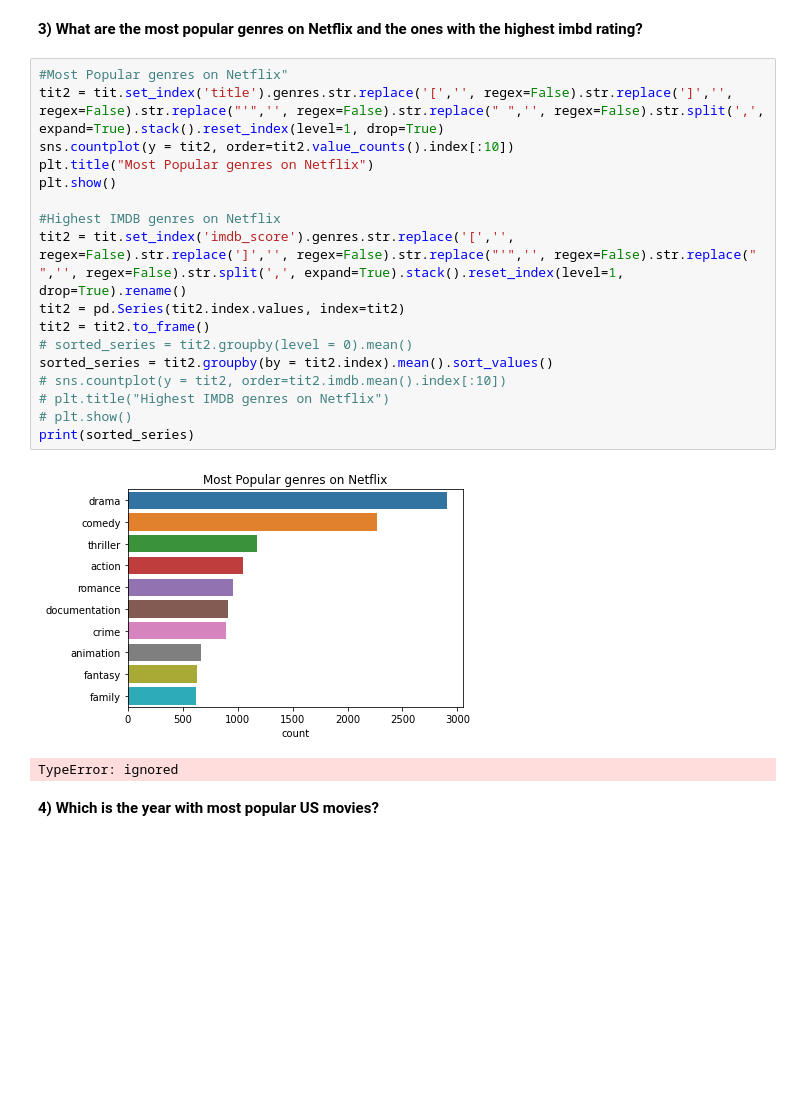
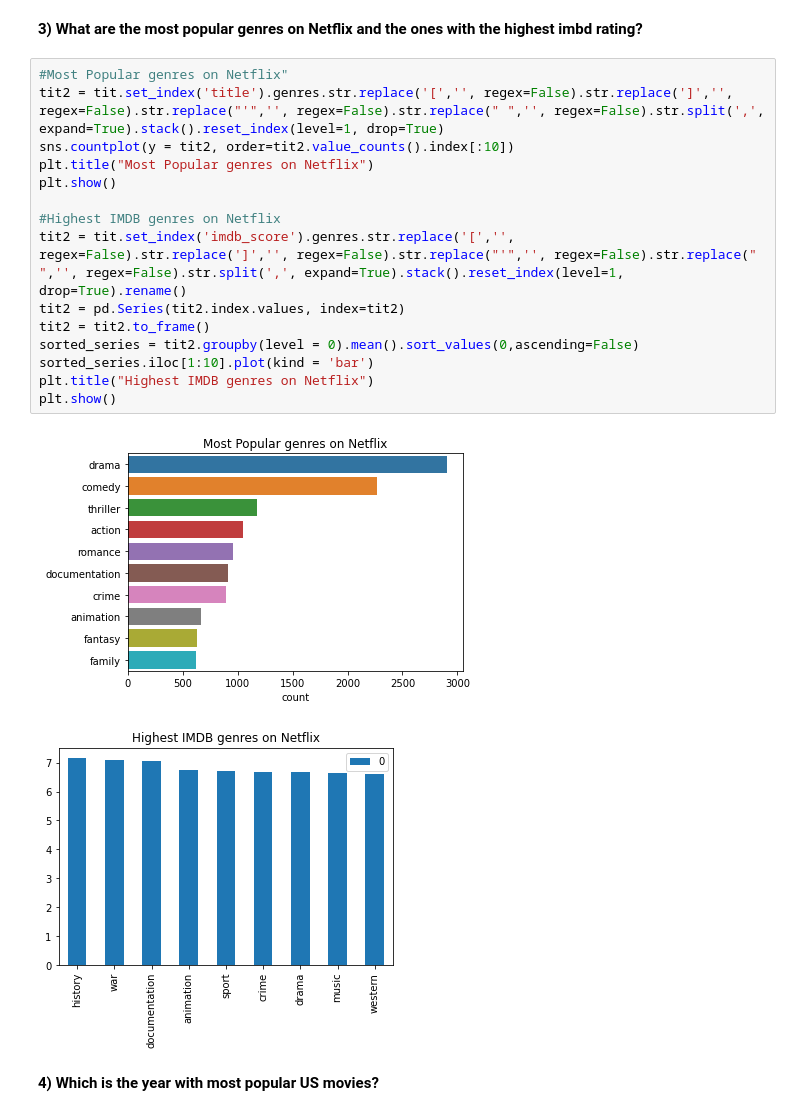
Before and after one commit to mpatrini7/DataLAB42, a Jupyter notebook: Week3/Week3.ipynb, the cells around one changed output. Cells and saved outputs as stored; diff of their text form; blank space fills up the shorter version.

```diff
--- a/Week3/Week3.ipynb
+++ b/Week3/Week3.ipynb
@@ -170,23 +170,21 @@ plt.show()
 # %%
 #Most Popular genres on Netflix"
 tit2 = tit.set_index('title').genres.str.replace('[','', regex=False).str.replace(']','', regex=False).str.replace("'",'', regex=False).str.replace(" ",'', regex=False).str.split(',', expand=True).stack().reset_index(level=1, drop=True)
 sns.countplot(y = tit2, order=tit2.value_counts().index[:10])
 plt.title("Most Popular genres on Netflix")
 plt.show()
 
 #Highest IMDB genres on Netflix
 tit2 = tit.set_index('imdb_score').genres.str.replace('[','', regex=False).str.replace(']','', regex=False).str.replace("'",'', regex=False).str.replace(" ",'', regex=False).str.split(',', expand=True).stack().reset_index(level=1, drop=True).rename()
 tit2 = pd.Series(tit2.index.values, index=tit2)
 tit2 = tit2.to_frame()
-# sorted_series = tit2.groupby(level = 0).mean()
-sorted_series = tit2.groupby(by = tit2.index).mean().sort_values()
-# sns.countplot(y = tit2, order=tit2.imdb.mean().index[:10])
-# plt.title("Highest IMDB genres on Netflix")
-# plt.show()
-print(sorted_series)
+sorted_series = tit2.groupby(level = 0).mean().sort_values(0,ascending=False)
+sorted_series.iloc[1:10].plot(kind = 'bar')
+plt.title("Highest IMDB genres on Netflix")
+plt.show()
 # %% [output]
 [figure]
-TypeError: ignored
+[figure, added]
 # %% [markdown]
 **4) Which is the year with most popular US movies?**
 # %%
```
